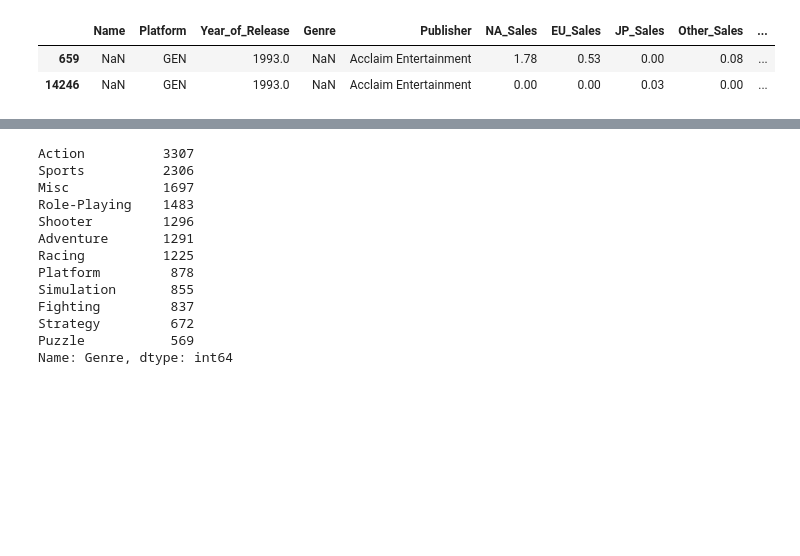
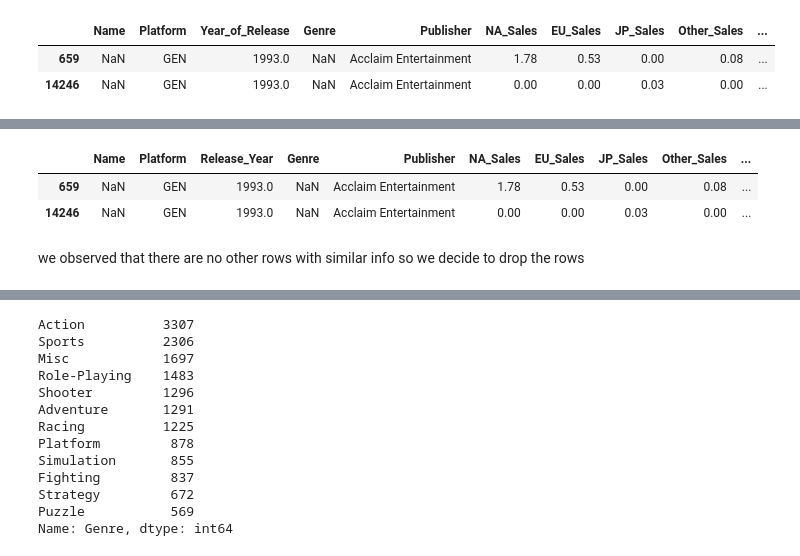
Before and after one commit to jamiuolaitan/video_games_EDA, a Jupyter notebook: video_games_analysis.ipynb, the cells around one changed output, grey strips where cells are left out. Cells and saved outputs as stored; diff of their text form; code cells hidden in the pictures; blank space fills up the shorter version.

```diff
--- a/video_games_analysis.ipynb
+++ b/video_games_analysis.ipynb
@@ -86,3 +114,12 @@ df.loc[df['Name'].isnull()]
+# %%
+# to check if there are other rows with same platform, release_year and publisher to get the name and genre
+df.loc[(df['Platform'] == 'GEN') & (df['Release_Year'] == 1993) & (df['Publisher'] == 'Acclaim Entertainment')]
+# %% [output]
+|  | Name | Platform | Release_Year | Genre | Publisher | NA_Sales | EU_Sales | JP_Sales | Other_Sales | ... |
+| 659 | NaN | GEN | 1993.0 | NaN | Acclaim Entertainment | 1.78 | 0.53 | 0.00 | 0.08 | ... |
+| 14246 | NaN | GEN | 1993.0 | NaN | Acclaim Entertainment | 0.00 | 0.00 | 0.03 | 0.00 | ... |
+# %% [markdown]
+we observed that there are no other rows with similar info so we decide to drop the rows
 # %%
 # deleting missing rows
 df.dropna(inplace = True)
```
Also changed, not shown: parts of 9 cells of this notebook.
